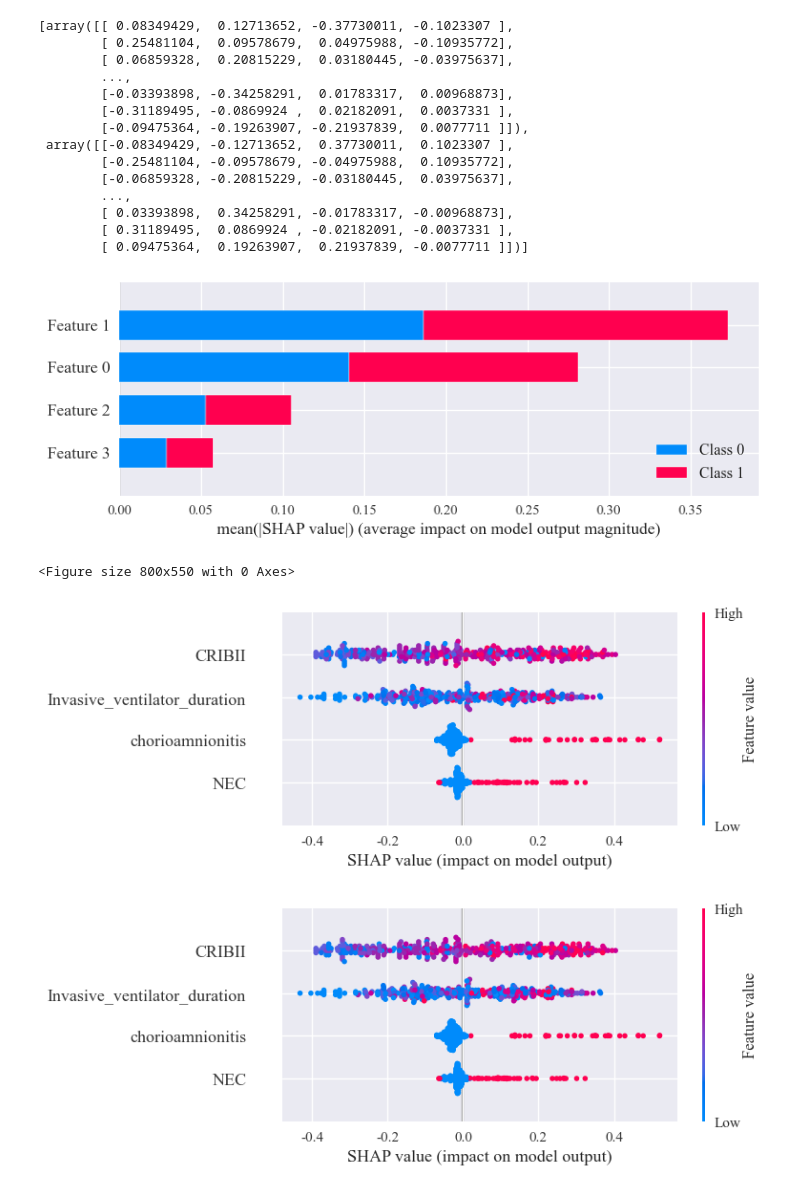
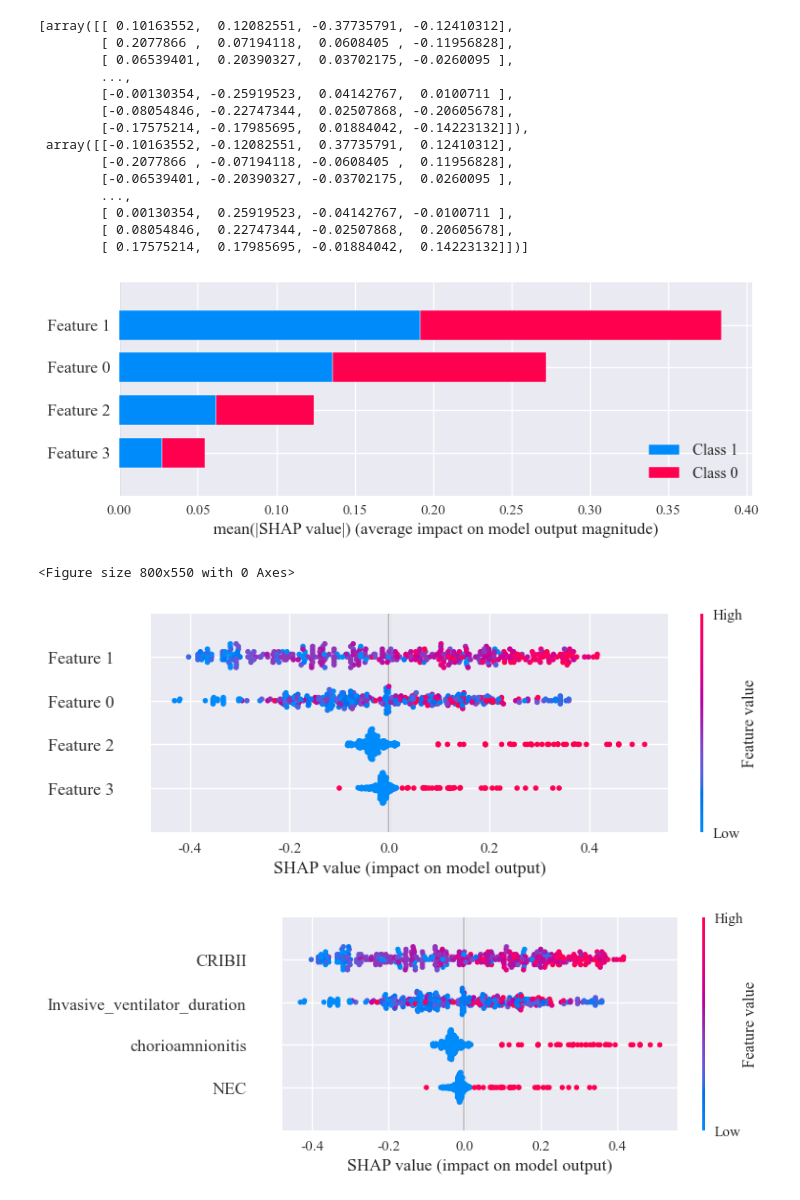
Before and after one commit to wyhbpdsepsis/sepsis, a Jupyter notebook: ML_AUC_SHAP6_4.ipynb, the cells around one changed output. Cells and saved outputs as stored; diff of their text form; code cells hidden in the pictures.

```diff
--- a/ML_AUC_SHAP6_4.ipynb
+++ b/ML_AUC_SHAP6_4.ipynb
@@ -83,14 +83,14 @@ X, y = oversample.fit_resample(X1, y1)
 # %%
 # 初始化设置
 shap.initjs()
-plt.style.use('seaborn-v0_8')# Matplotlib版本＜3.6时调整为seaborn
+plt.style.use('seaborn')#matplotlib版本＞3.6，调整为seaborn-v0_8
 plt.rcParams['font.sans-serif'] = ['Times New Roman']
 plt.rcParams['axes.unicode_minus'] = False
 # %% [output]
 [interactive output not drawn]
 # %%
 # 配置参数
-plt.style.use('seaborn-v0_8')# Matplotlib版本＜3.6时调整为seaborn
+plt.style.use('seaborn')#matplotlib版本＞3.6，调整为seaborn-v0_8
 seed = 1
 models = [
     ('LR', LogisticRegression(random_state=seed)),
@@ -251,8 +234,8 @@ boot_results.to_csv('bootstrap_results.csv', index=False)  #table 5
 # %%
 #Read in ML input
     #samples as rows with last column as cohort for classification
-    #columns as features
-df = pd.read_csv('/Users/hmoye/Desktop/sepsis-main-6_3/BPD5-31_25.csv')
+    #columns as features (i.e. GSVA scores or log2 expression values)
+df = pd.read_csv('C:/Users/hmoye/Desktop/sepsis文件夹/5-31/BPD5-31_25.csv')
 #Set up ML variables: x is df with feature values; y is cohort for classification
 X1 = df.drop(['sepsis'],axis=1)
 y1 = df.sepsis
@@ -268,7 +251,7 @@ data.describe([0.01,0.05,0.1,0.25,0.5,0.75,0.9,0.99]).T
 # %%
 # 初始化设置
 shap.initjs()
-plt.style.use('seaborn-v0_8')# Matplotlib版本＞3.6时调整为seaborn-v0_8
+plt.style.use('seaborn')
 plt.rcParams['font.sans-serif'] = ['Times New Roman']
 plt.rcParams['axes.unicode_minus'] = False
 # %% [output]
@@ -287,34 +270,34 @@ shap_values = explainer.shap_values(X)  # 获取Explanation对象
 # %%
 shap_values
 # %% [output]
-[array([[ 0.08349429,  0.12713652, -0.37730011, -0.1023307 ],
-        [ 0.25481104,  0.09578679,  0.04975988, -0.10935772],
-        [ 0.06859328,  0.20815229,  0.03180445, -0.03975637],
+[array([[ 0.10163552,  0.12082551, -0.37735791, -0.12410312],
+        [ 0.2077866 ,  0.07194118,  0.0608405 , -0.11956828],
+        [ 0.06539401,  0.20390327,  0.03702175, -0.0260095 ],
         ...,
-        [-0.03393898, -0.34258291,  0.01783317,  0.00968873],
-        [-0.31189495, -0.0869924 ,  0.02182091,  0.0037331 ],
-        [-0.09475364, -0.19263907, -0.21937839,  0.0077711 ]]),
- array([[-0.08349429, -0.12713652,  0.37730011,  0.1023307 ],
-        [-0.25481104, -0.09578679, -0.04975988,  0.10935772],
-        [-0.06859328, -0.20815229, -0.03180445,  0.03975637],
+        [-0.00130354, -0.25919523,  0.04142767,  0.0100711 ],
+        [-0.08054846, -0.22747344,  0.02507868, -0.20605678],
+        [-0.17575214, -0.17985695,  0.01884042, -0.14223132]]),
+ array([[-0.10163552, -0.12082551,  0.37735791,  0.12410312],
+        [-0.2077866 , -0.07194118, -0.0608405 ,  0.11956828],
+        [-0.06539401, -0.20390327, -0.03702175,  0.0260095 ],
         ...,
-        [ 0.03393898,  0.34258291, -0.01783317, -0.00968873],
-        [ 0.31189495,  0.0869924 , -0.02182091, -0.0037331 ],
-        [ 0.09475364,  0.19263907,  0.21937839, -0.0077711 ]])]
+        [ 0.00130354,  0.25919523, -0.04142767, -0.0100711 ],
+        [ 0.08054846,  0.22747344, -0.02507868,  0.20605678],
+        [ 0.17575214,  0.17985695, -0.01884042,  0.14223132]])]
 # %%
-feature_names= df.columns[0:4]
 shap.summary_plot(shap_values,X)
 plt.savefig("shap_summary_plot.pdf",format="pdf")
 plt.show()
 # %% [output]
-[figure, old version]
+[figure, new version]
 <Figure size 800x550 with 0 Axes>
 # %%
-shap.summary_plot(shap_values[1],X.astype("float"), feature_names = feature_names,max_display=36,show=False)
+shap.summary_plot(shap_values[1],X.astype("float"), max_display=36,show=False)
 # %% [output]
-[figure, old version]
+[figure, new version]
 # %%
-shap.summary_plot(shap_values[1], X.astype("float"), feature_names = feature_names,max_display=36,show=False)
+feature_names= df.columns[0:4]
+shap.summary_plot(shap_values[1], X.astype("float"),feature_names= feature_names,max_display=4,show=False)
 plt.savefig('shap_rf.pdf')#figure 2_b
 # %% [output]
-[figure, old version]
+[figure, new version]
```
Also changed, not shown: parts of 5 cells of this notebook.
